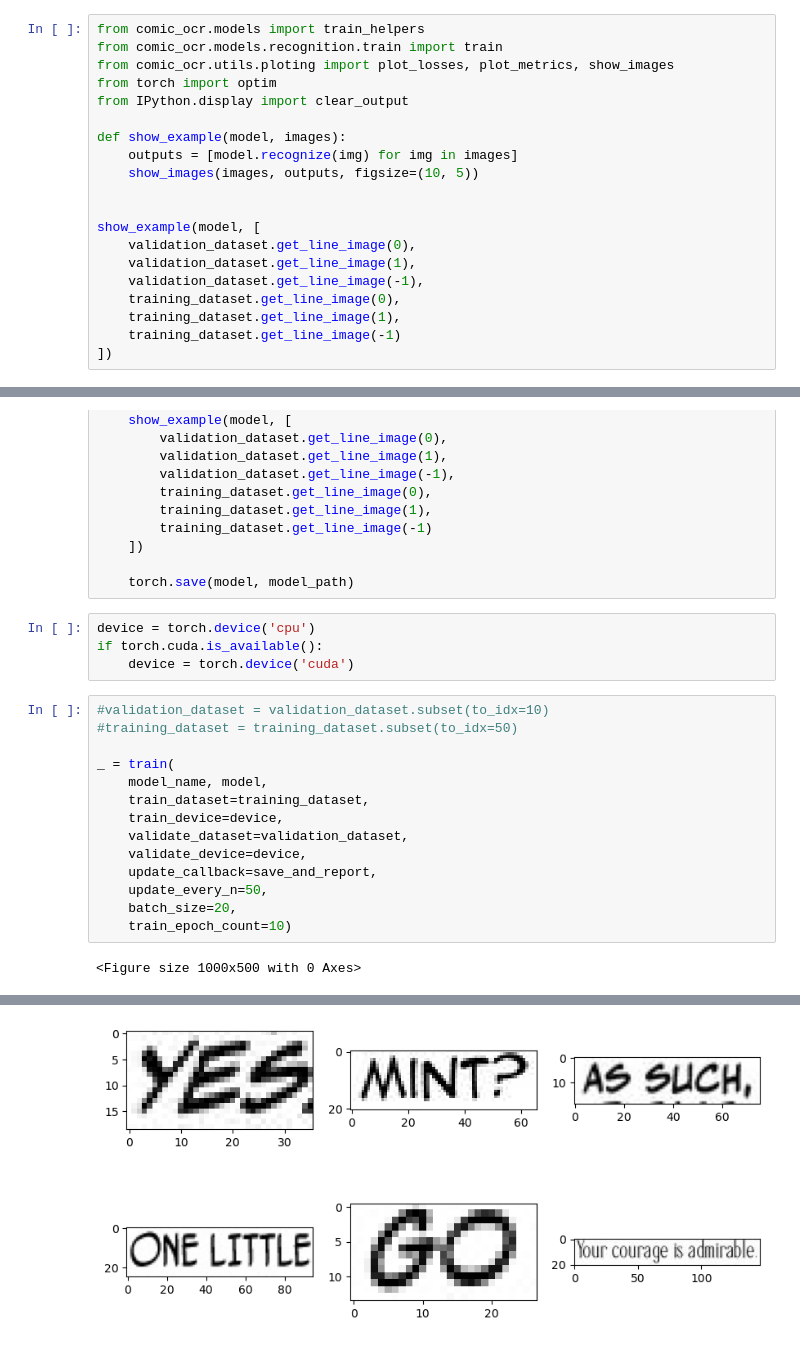
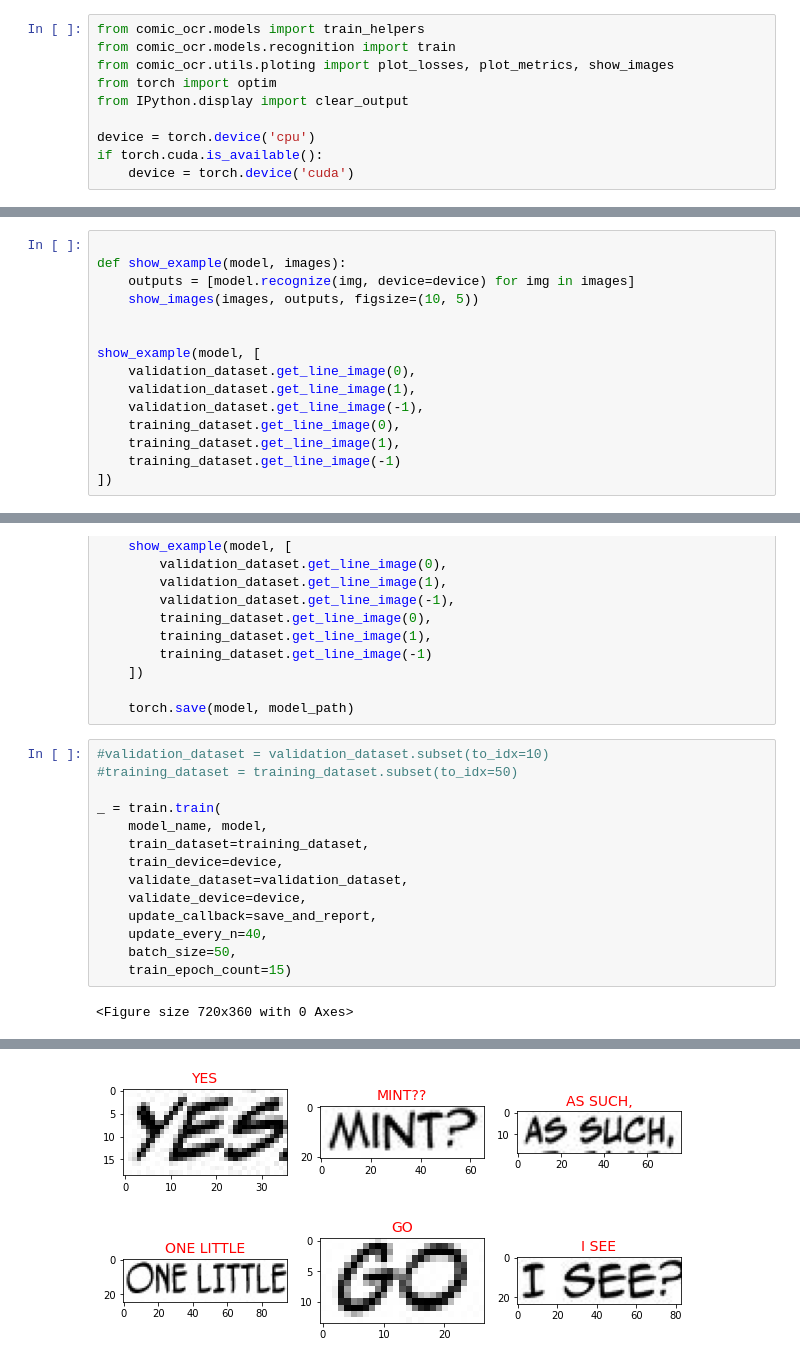
Before and after one commit to wanasit/comic-ocr, a Jupyter notebook: notebooks/Train Recognition Model (default, CRNN small).ipynb, the cells around one changed output, grey strips where cells are left out. Cells and saved outputs as stored; diff of their text form.

Commit message:
Fix recognition model training

```diff
--- a/notebooks/Train Recognition Model (default, CRNN small).ipynb
+++ b/notebooks/Train Recognition Model (default, CRNN small).ipynb
@@ -99,21 +103,11 @@ training_dataset 5888
 # Training
 # %%
 from comic_ocr.models import train_helpers
-from comic_ocr.models.recognition.train import train
+from comic_ocr.models.recognition import train
 from comic_ocr.utils.ploting import plot_losses, plot_metrics, show_images
 from torch import optim
 from IPython.display import clear_output
 
-def show_example(model, images):
-    outputs = [model.recognize(img) for img in images]
-    show_images(images, outputs, figsize=(10, 5))
-
-
-show_example(model, [
-    validation_dataset.get_line_image(0),
-    validation_dataset.get_line_image(1),
-    validation_dataset.get_line_image(-1),
-    training_dataset.get_line_image(0),
-    training_dataset.get_line_image(1),
-    training_dataset.get_line_image(-1)
-])
+device = torch.device('cpu')
+if torch.cuda.is_available():
+    device = torch.device('cuda')
@@ -121,0 +114,15 @@ show_example(model, [
+# %%
+
+def show_example(model, images):
+    outputs = [model.recognize(img, device=device) for img in images]
+    show_images(images, outputs, figsize=(10, 5))
+
+
+show_example(model, [
+    validation_dataset.get_line_image(0),
+    validation_dataset.get_line_image(1),
+    validation_dataset.get_line_image(-1),
+    training_dataset.get_line_image(0),
+    training_dataset.get_line_image(1),
+    training_dataset.get_line_image(-1)
+])
@@ -137,23 +146,19 @@ def save_and_report(step, train_metrics, validate_metrics):
     ])
 
     torch.save(model, model_path)
-# %%
-device = torch.device('cpu')
-if torch.cuda.is_available():
-    device = torch.device('cuda')
 # %%
 #validation_dataset = validation_dataset.subset(to_idx=10)
 #training_dataset = training_dataset.subset(to_idx=50)
 
-_ = train(
+_ = train.train(
     model_name, model,
     train_dataset=training_dataset,
     train_device=device,
     validate_dataset=validation_dataset,
     validate_device=device,
     update_callback=save_and_report,
-    update_every_n=50,
-    batch_size=20,
-    train_epoch_count=10)
+    update_every_n=40,
+    batch_size=50,
+    train_epoch_count=15)
 # %% [output]
-<Figure size 1000x500 with 0 Axes>
+<Figure size 720x360 with 0 Axes>
@@ -161 +166 @@ _ = train(
-[figure, old version]
+[figure, new version]
```
Also changed, not shown: parts of 17 cells of this notebook, 8 other files.
